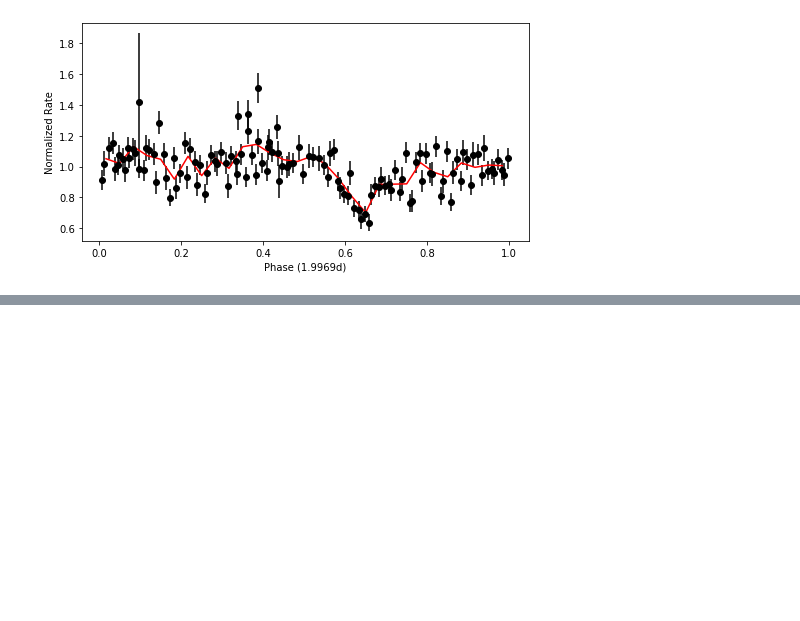
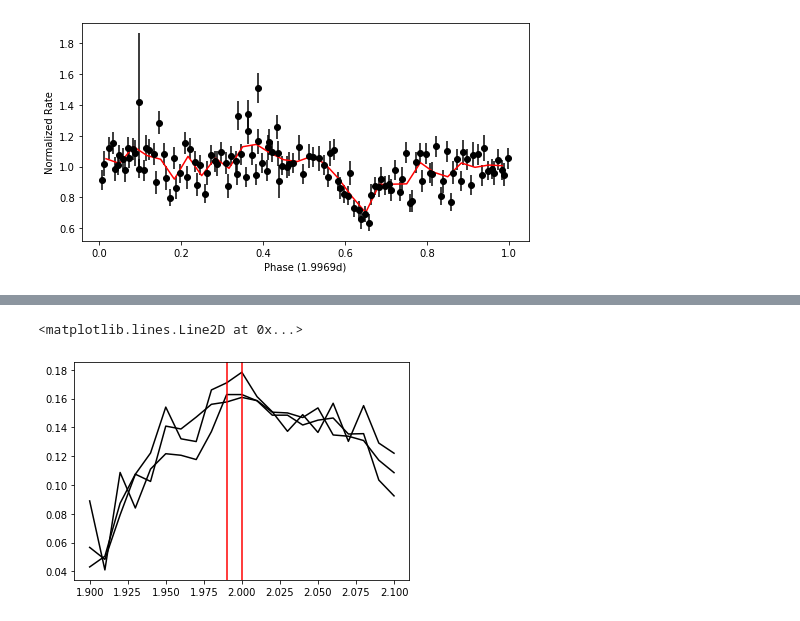
Before and after one commit to lenatreiber/LXP69.5, a Jupyter notebook: 2ULX7-Folding.ipynb, the cells around one changed output, grey strips where cells are left out. Cells and saved outputs as stored; diff of their text form; code cells hidden in the pictures; blank space fills up the shorter version.

```diff
--- a/2ULX7-Folding.ipynb
+++ b/2ULX7-Folding.ipynb
@@ -347,0 +371,9 @@ slist = ztest(fr,np.arange(1.9,2.1,.001),dbin=0.05,pbins=10)
+# %%
+#all plots
+for s in slists:
+    plt.plot(np.arange(1.9,2.1,.01),s,color='black')
+plt.axvline(1.99,color='red')
+plt.axvline(2,color='red')
+# %% [output]
+<matplotlib.lines.Line2D at 0x...>
+[figure, added]
```
Also changed, not shown: parts of 7 cells of this notebook.
